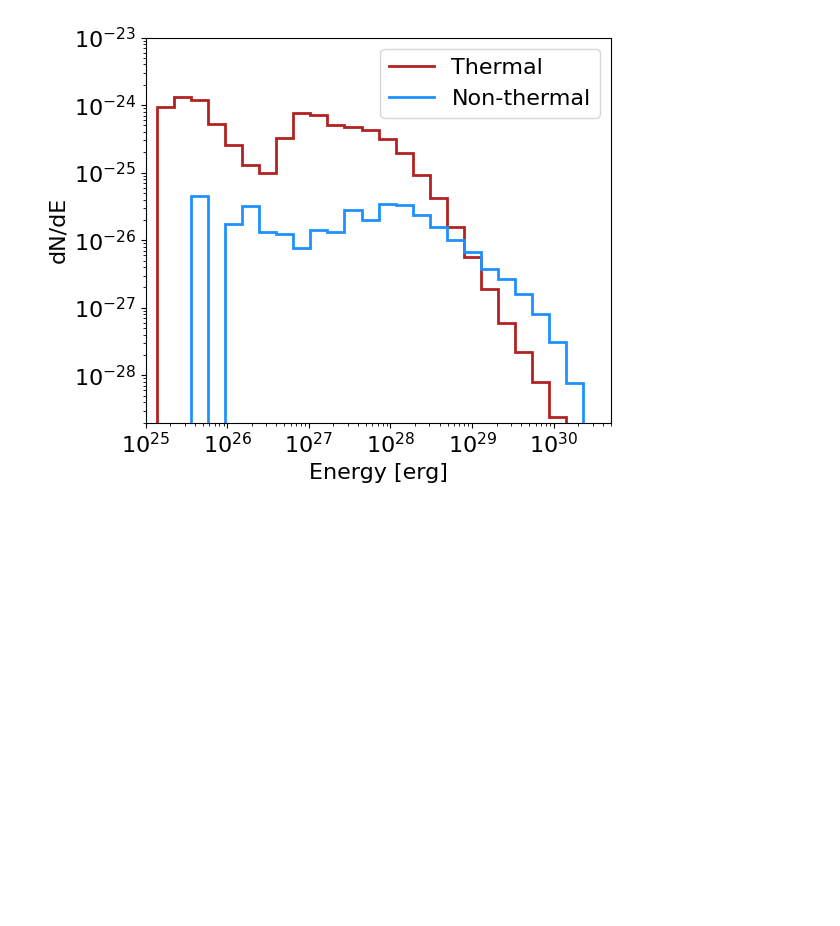
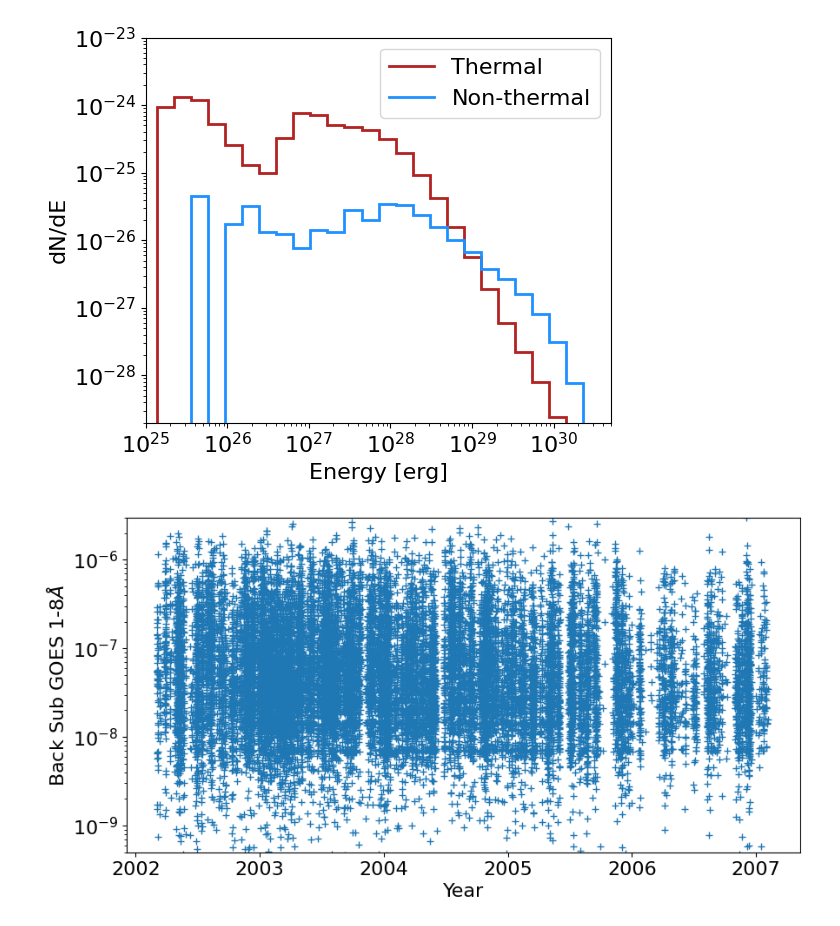
Before and after one commit to ianan/wee_2008, a Jupyter notebook: rhessi_weeflares_results.ipynb, the cells around one changed output. Cells and saved outputs as stored; diff of their text form; code cells hidden in the pictures; blank space fills up the shorter version.

```diff
--- a/rhessi_weeflares_results.ipynb
+++ b/rhessi_weeflares_results.ipynb
@@ -114,3 +116,22 @@ plt.legend(loc=1)
 plt.show()
 # %% [output]
 [figure]
+# %%
+# Try plotting the GOES pre-flare subtracted fluxes vs time
+pktim=res["SAVEGEN0"]["FPEAK"]
+gsbs=res["SAVEGEN0"]["GFLX_BS"]
+# %%
+# For plotting purposes here just convert to decimal year via astropy time
+dypktim=[]
+for tt in pktim:
+    dypktim.append(Time(tt,format='isot').decimalyear)
+# %%
+fig,ax=plt.subplots(figsize=(10,5))
+plt.plot(dypktim,gsbs,'+')
+plt.yscale("log")
+plt.xlabel("Year")
+plt.ylabel("Back Sub GOES 1-8$\AA$")
+plt.ylim([5e-10,3e-6])
+plt.show()
+# %% [output]
+[figure, added]
```
Also changed, not shown: parts of 2 cells of this notebook.
